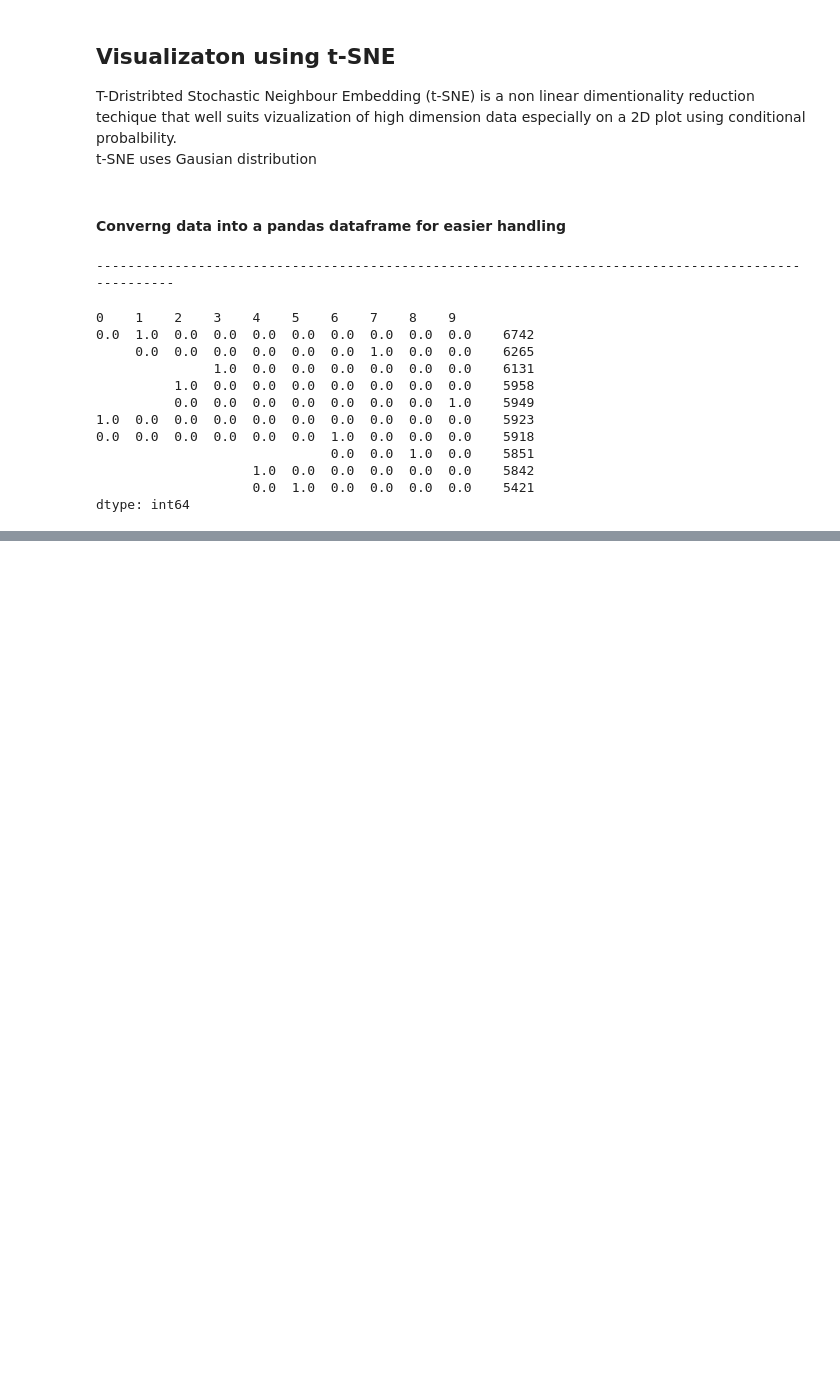
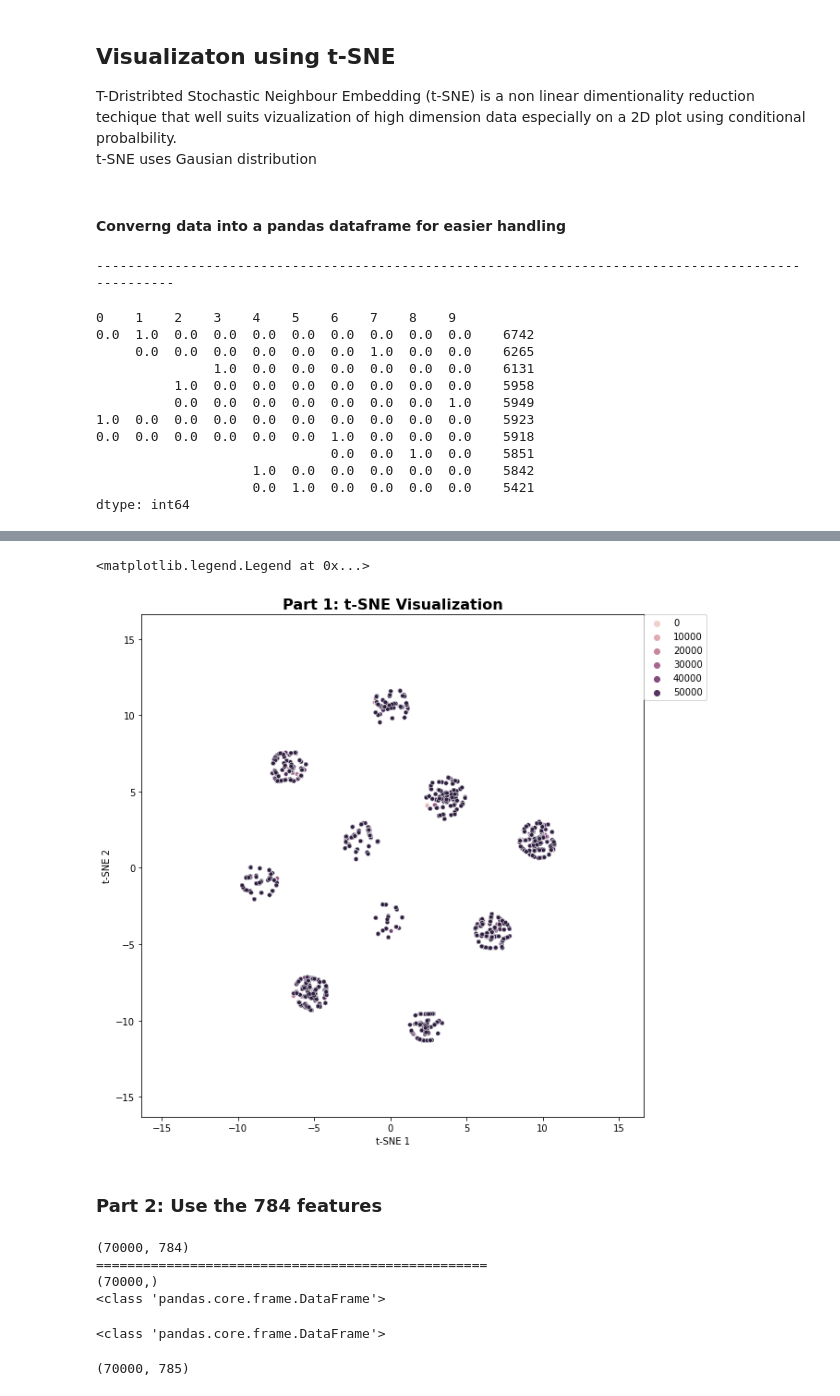
Before and after one commit to Ndaruga/Multiple-Machine-Learning-Projects, a Jupyter notebook: Dimintionality reduction on MNIST data/Mnist-digit.ipynb, the cells around one changed output, grey strips where cells are left out. Cells and saved outputs as stored; diff of their text form; code cells hidden in the pictures; blank space fills up the shorter version.

Commit message:
tsne 2

```diff
--- a/Dimintionality reduction on MNIST data/Mnist-digit.ipynb
+++ b/Dimintionality reduction on MNIST data/Mnist-digit.ipynb
@@ -149,3 +152,13 @@ display(train_df.value_counts())
                     1.0  0.0  0.0  0.0  0.0  0.0    5842
                     0.0  1.0  0.0  0.0  0.0  0.0    5421
 dtype: int64
+# %%
+# Function to compute t-SNE
+# def tSNE(dataframe):
+start_time = time.time()
+tsne = TSNE(n_components = 2, verbose=1, learning_rate=200, n_iter=500)
+tsne_result = tsne.fit_transform(X=train_df)
+end_time = time.time()
+print("Learning completed in {} seconds".format(end_time - start_time))
+
+    # return tsne_result
@@ -151,0 +183,3 @@ dtype: int64
+# %%
+tsne_df = pd.DataFrame({"t-SNE 1":tsne_result[:,0], "t-SNE 2":tsne_result[:,1], "label": [i for i in range(train_df.shape[0])]})
+tsne_df.head()
@@ -151,0 +193,16 @@ dtype: int64
+# %%
+# Plotting the tsne data
+
+fig, ax = plt.subplots(1, figsize=(15,10))
+sns.scatterplot(x = 't-SNE 1', y= 't-SNE 2', hue='label', data = tsne_df, ax = ax, s=20)
+lim = (tsne_result.min()-5, tsne_result.max()+5)
+ax.set_xlim(lim)
+ax.set_ylim(lim)
+ax.set_aspect('equal')
+ax.set_title('Part 1: t-SNE Visualization', fontsize = 16, weight = 'bold')
+ax.legend(bbox_to_anchor = (1,1), loc =2, borderaxespad = 0.0)
+# %% [output]
+<matplotlib.legend.Legend at 0x...>
+[figure, added]
+# %% [markdown]
+### Part 2: Use the 784 features
@@ -151,0 +212,24 @@ dtype: int64
+# %%
+print(X.shape)
+print('='*50)
+print(y.shape)
+
+print(type(X))
+# %% [output]
+(70000, 784)
+==================================================
+(70000,)
+<class 'pandas.core.frame.DataFrame'>
+# %%
+cols = [str(col) for col in range(X.shape[1])]
+
+df = pd.DataFrame(X, columns = cols)
+print(type(df))
+# df = pd.concat(y,df)
+df['y'] = y
+df.drop(['y'], axis = 1)
+
+df.shape
+# %% [output]
+<class 'pandas.core.frame.DataFrame'>
+(70000, 785)
```
Also changed, not shown: parts of 11 cells of this notebook.
